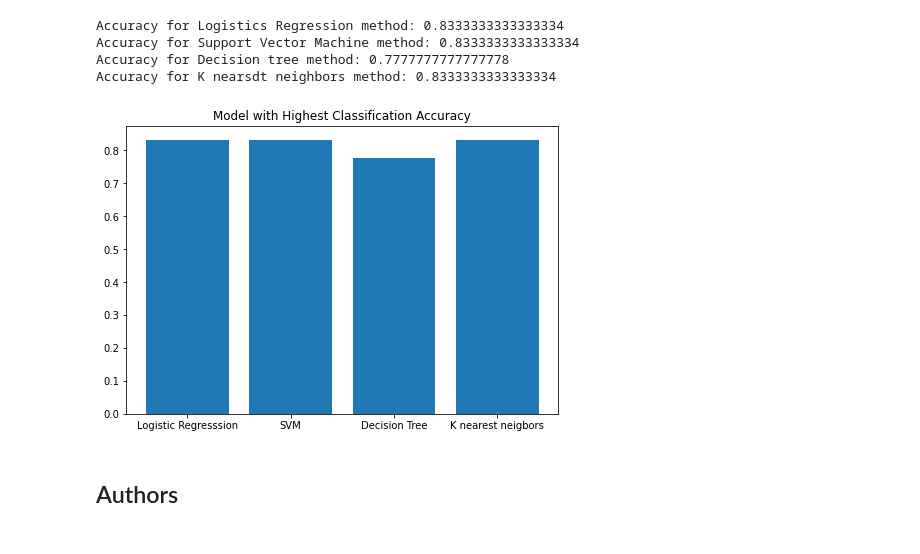
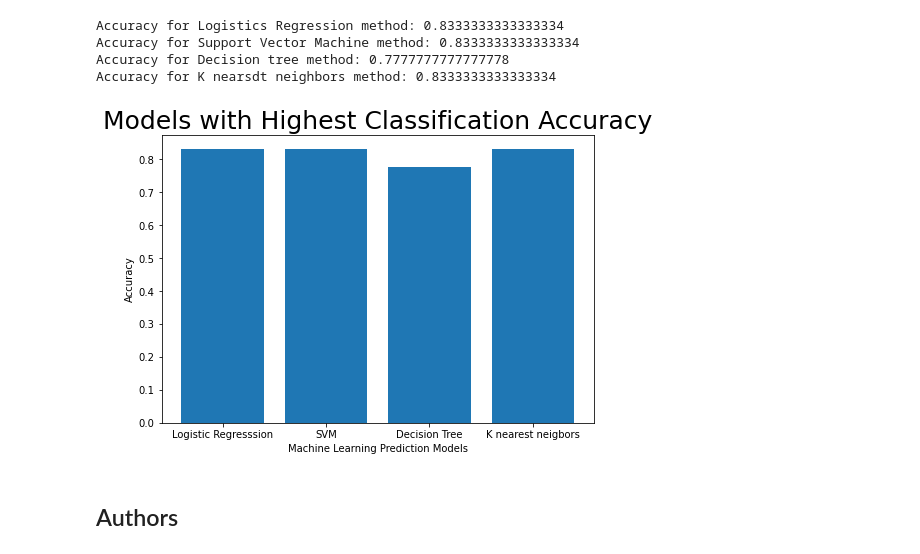
Before and after one commit to robinbramdata/IBM-Data-Science-Professional-Certificate, a Jupyter notebook: Machine Learning Prediction lab.ipynb, the cells around one changed output. Saved outputs shown, nothing was run; the diff lists cells and outputs as text; code cells hidden in the pictures.

```diff
--- a/Machine Learning Prediction lab.ipynb
+++ b/Machine Learning Prediction lab.ipynb
@@ -354,14 +354,21 @@ Accuracy for K nearsdt neighbors method: 0.8333333333333334
 # %%
 import matplotlib.pyplot as plt
 fig = plt.figure()
 ax = fig.add_axes([0,0,1,1])
-ax.set_title('Model with Highest Classification Accuracy')
+plt.rc('axes', titlesize=25)
+plt.rc('axes', labelsize=20)
+plt.rc('xtick', labelsize=10)
+plt.rc('ytick', labelsize=15)
+
+ax.set_title('Models with Highest Classification Accuracy',)
 Models = ['Logistic Regresssion', 'SVM', 'Decision Tree', 'K nearest neigbors']
 Accuracy = [logreg_cv.score(X_test, Y_test), svm_cv.score(X_test, Y_test), tree_cv.score(X_test, Y_test), knn_cv.score(X_test, Y_test)]
+plt.xlabel("Machine Learning Prediction Models")
+plt.ylabel("Accuracy")
 ax.bar(Models, Accuracy)
 plt.show()
 # %% [output]
-[figure, old version]
+[figure, new version]
 # %% [markdown]
 ## Authors
 # %% [markdown]
```
Also changed, not shown: parts of 2 cells of this notebook.
